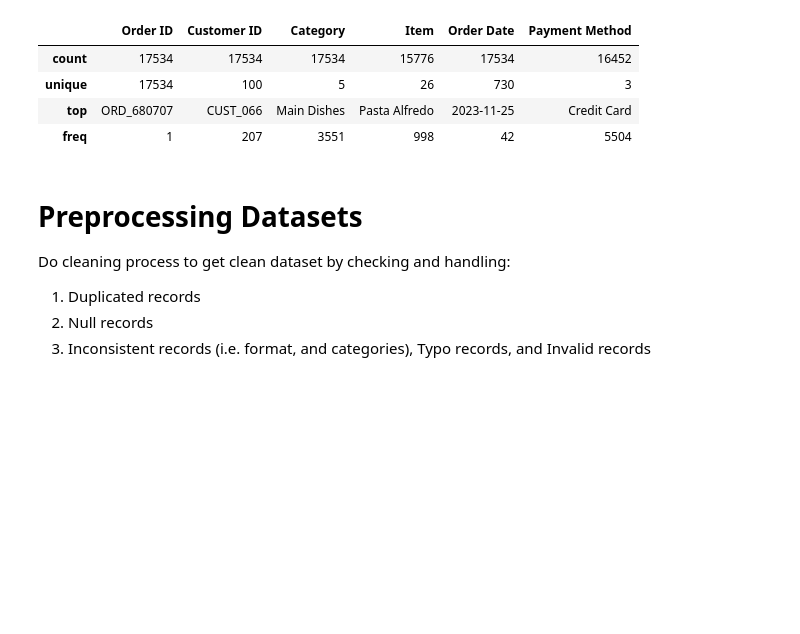
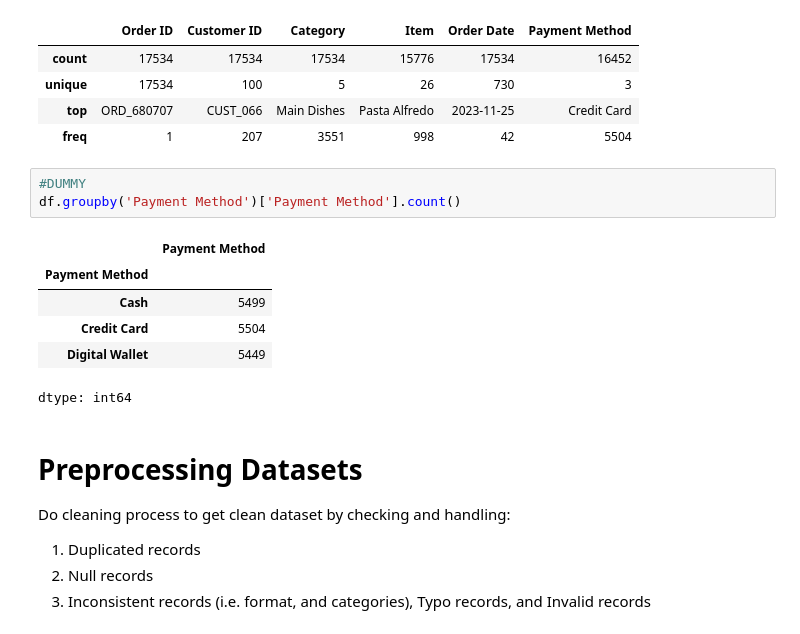
Before and after one commit to graveo-wicaksana/DA_restaurantSales, a Jupyter notebook: DA_restaurantSales.ipynb, the cells around one changed output. Cells and saved outputs as stored; diff of their text form; blank space fills up the shorter version.

```diff
--- a/DA_restaurantSales.ipynb
+++ b/DA_restaurantSales.ipynb
@@ -74,6 +74,16 @@ df.describe(include="object")
 | unique | 17534 | 100 | 5 | 26 | 730 | 3 |
 | top | ORD_680707 | CUST_066 | Main Dishes | Pasta Alfredo | 2023-11-25 | Credit Card |
 | freq | 1 | 207 | 3551 | 998 | 42 | 5504 |
+# %%
+#DUMMY
+df.groupby('Payment Method')['Payment Method'].count()
+# %% [output]
+|  | Payment Method |
+| Payment Method |  |
+| Cash | 5499 |
+| Credit Card | 5504 |
+| Digital Wallet | 5449 |
+dtype: int64
 # %% [markdown]
 # Preprocessing Datasets
 
```
Also changed, not shown: parts of 15 cells of this notebook.
